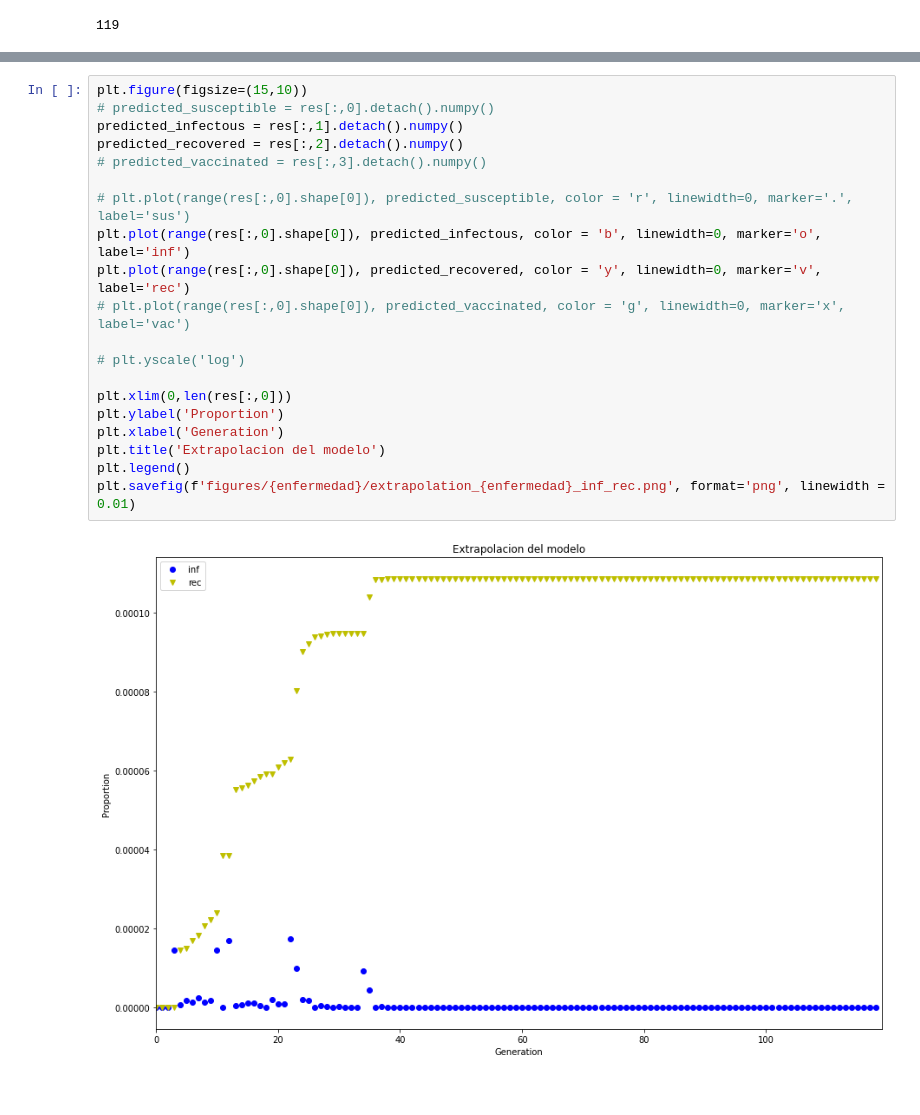
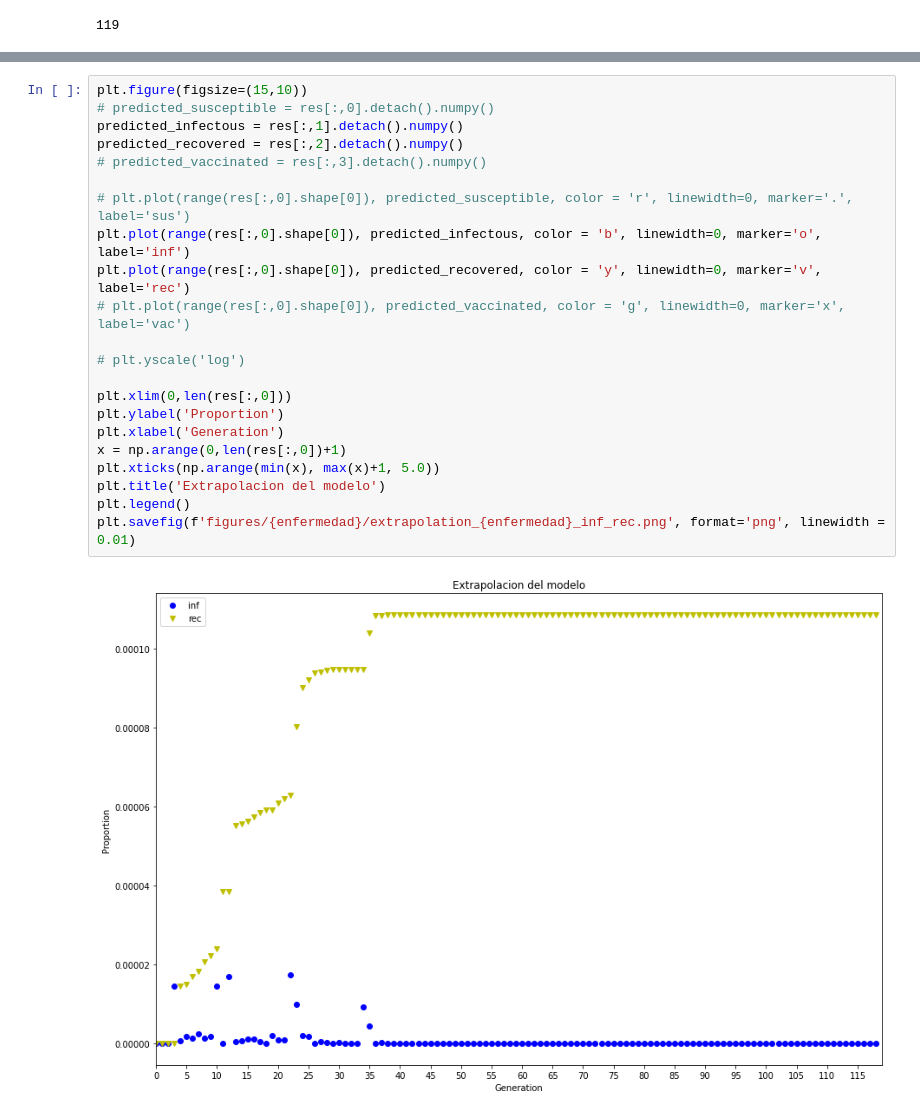
Before and after one commit to axel-sirota/simuladores-unlam, a Jupyter notebook: notebooks/SIRV_Pytorch-parotiditis.ipynb, the cells around one changed output, grey strips where cells are left out. Drawn from its saved outputs; the diff is of its cells as text.

```diff
--- a/notebooks/SIRV_Pytorch-parotiditis.ipynb
+++ b/notebooks/SIRV_Pytorch-parotiditis.ipynb
@@ -545,22 +554,24 @@ plt.savefig(f'figures/{enfermedad}/extrapolation_{enfermedad}_vac_suc.png', form
 # %%
 plt.figure(figsize=(15,10))
 # predicted_susceptible = res[:,0].detach().numpy()
 predicted_infectous = res[:,1].detach().numpy()
 predicted_recovered = res[:,2].detach().numpy()
 # predicted_vaccinated = res[:,3].detach().numpy()
 
 # plt.plot(range(res[:,0].shape[0]), predicted_susceptible, color = 'r', linewidth=0, marker='.', label='sus')
 plt.plot(range(res[:,0].shape[0]), predicted_infectous, color = 'b', linewidth=0, marker='o', label='inf')
 plt.plot(range(res[:,0].shape[0]), predicted_recovered, color = 'y', linewidth=0, marker='v', label='rec')
 # plt.plot(range(res[:,0].shape[0]), predicted_vaccinated, color = 'g', linewidth=0, marker='x', label='vac')
 
 # plt.yscale('log')
 
 plt.xlim(0,len(res[:,0]))
 plt.ylabel('Proportion')
 plt.xlabel('Generation')
+x = np.arange(0,len(res[:,0])+1)
+plt.xticks(np.arange(min(x), max(x)+1, 5.0))
 plt.title('Extrapolacion del modelo')
 plt.legend()
 plt.savefig(f'figures/{enfermedad}/extrapolation_{enfermedad}_inf_rec.png', format='png', linewidth = 0.01)
 # %% [output]
-[figure, old version]
+[figure, new version]
```
Also changed, not shown: parts of 22 cells of this notebook, 21 other files.
